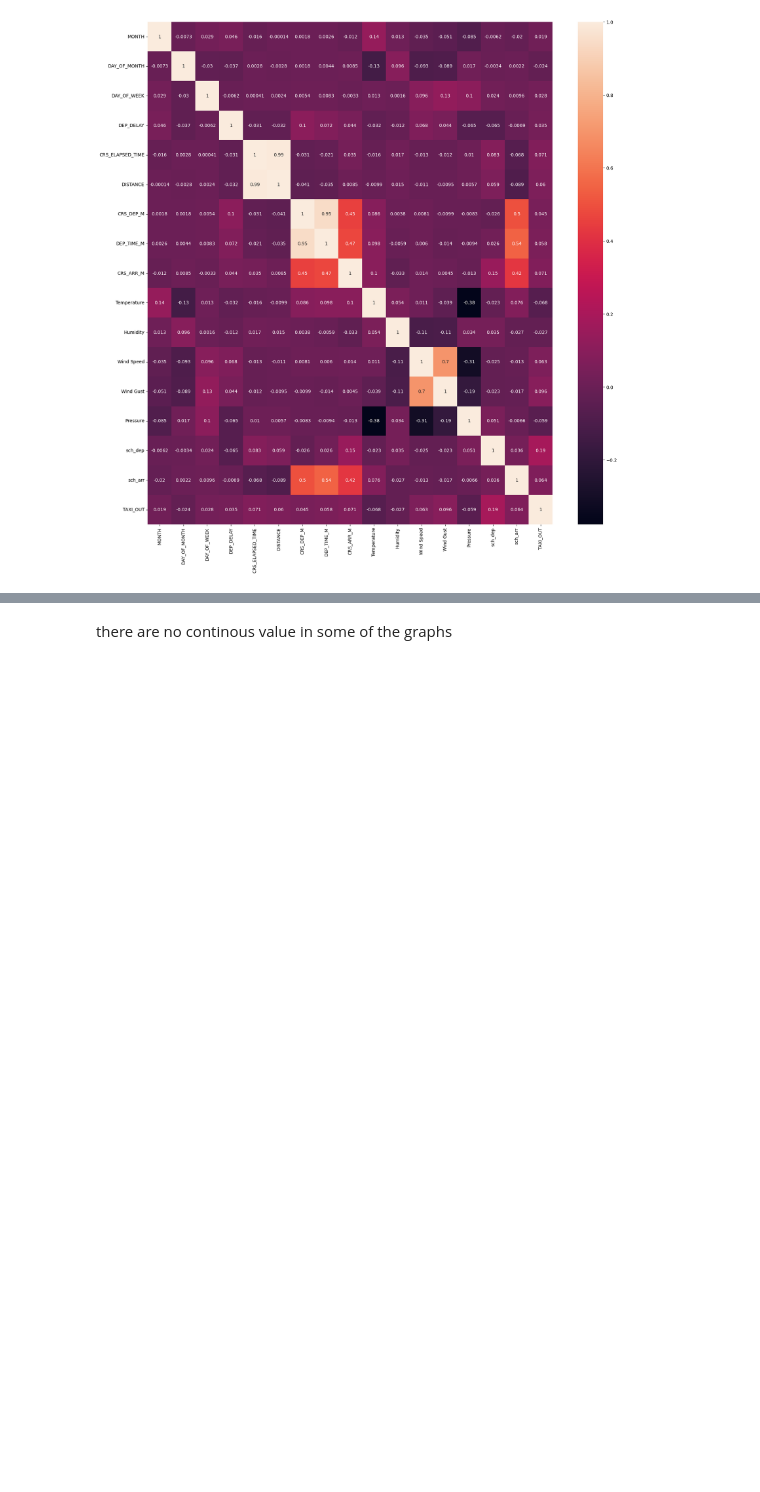
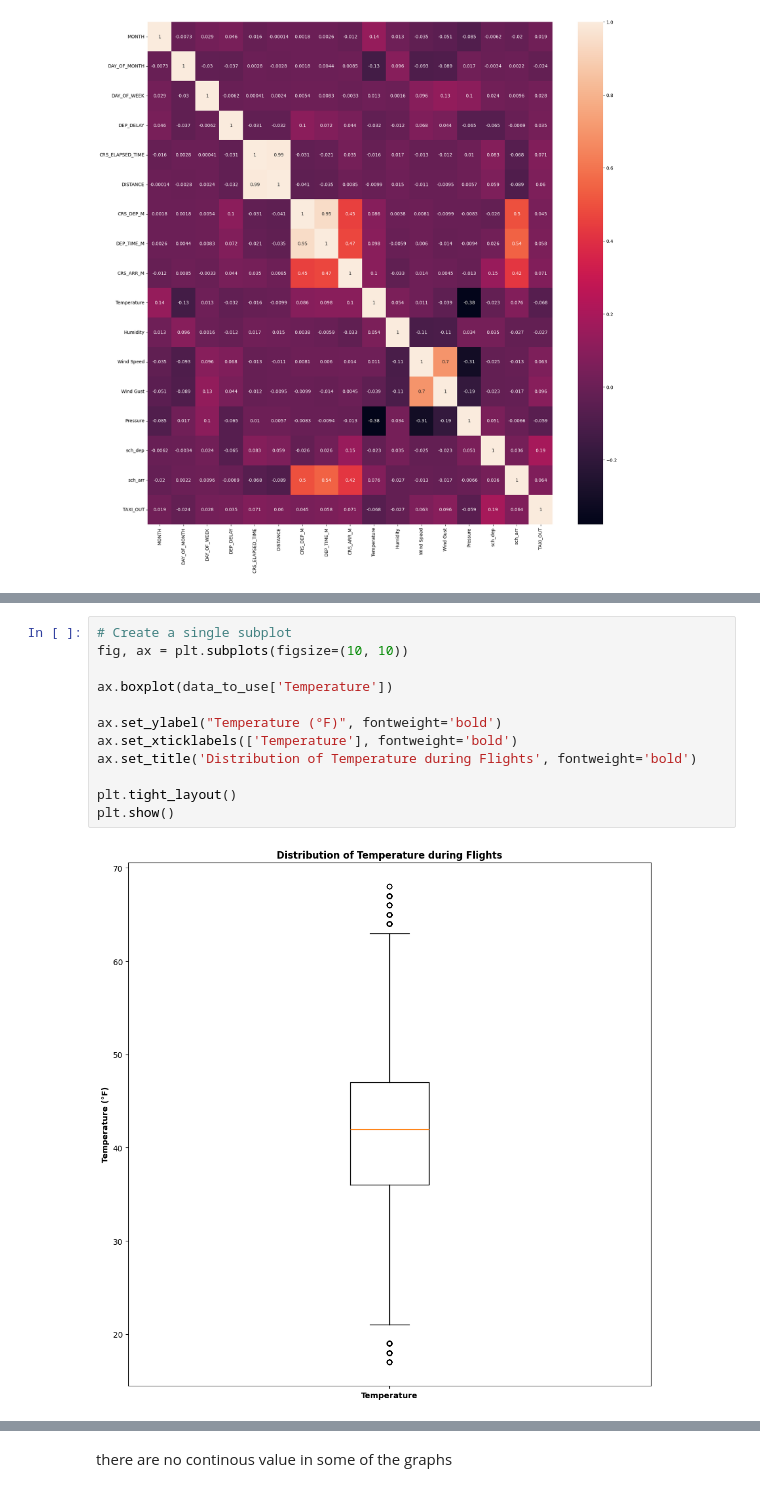
Before and after one commit to environmentallyconsciouscoder/flight_take_off_data, a Jupyter notebook: eda.ipynb, the cells around one changed output, grey strips where cells are left out. Saved outputs shown, nothing was run; the diff lists cells and outputs as text; blank space fills up the shorter version.

```diff
--- a/eda.ipynb
+++ b/eda.ipynb
@@ -162,0 +144,14 @@ plt.show()
+# %%
+# Create a single subplot
+fig, ax = plt.subplots(figsize=(10, 10))
+
+ax.boxplot(data_to_use['Temperature'])
+
+ax.set_ylabel("Temperature (°F)", fontweight='bold')
+ax.set_xticklabels(['Temperature'], fontweight='bold')
+ax.set_title('Distribution of Temperature during Flights', fontweight='bold')
+
+plt.tight_layout()
+plt.show()
+# %% [output]
+[figure, added]
```
Also changed, not shown: parts of 19 cells of this notebook.
